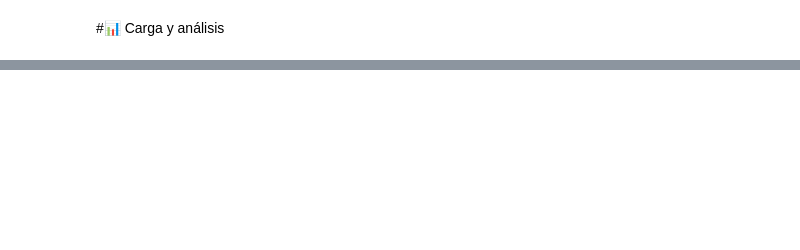
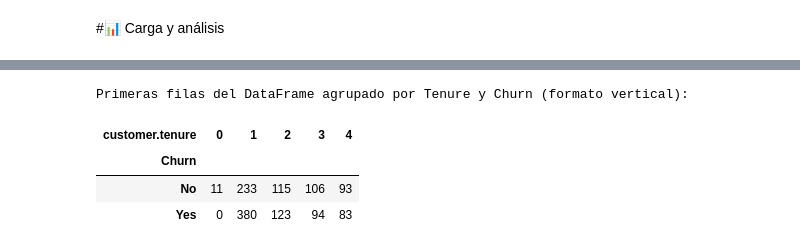
Before and after one commit to renzolea/Challenge-Telecom-X, a Jupyter notebook: TelecomX_LATAM.ipynb, the cells around one changed output, grey strips where cells are left out. Saved outputs shown, nothing was run; the diff lists cells and outputs as text; code cells hidden in the pictures; blank space fills up the shorter version.

```diff
--- a/TelecomX_LATAM.ipynb
+++ b/TelecomX_LATAM.ipynb
@@ -282,6 +293,16 @@ px.histogram (df_normalizado, x = 'customer.tenure', text_auto = True, color = '
 # %%
 # Agrupar por tenure y Churn
 df_grouped = df_normalizado.groupby(['customer.tenure', 'Churn']).size().unstack (fill_value=0)
+
+# Display the head of the grouped DataFrame (optional preview) in a vertical format
+print("\nPrimeras filas del DataFrame agrupado por Tenure y Churn (formato vertical):")
+display(df_grouped.head().T)
+# %% [output]
+Primeras filas del DataFrame agrupado por Tenure y Churn (formato vertical):
+| customer.tenure | 0 | 1 | 2 | 3 | 4 |
+| Churn |  |  |  |  |  |
+| No | 11 | 233 | 115 | 106 | 93 |
+| Yes | 0 | 380 | 123 | 94 | 83 |
 # %%
 # Calcular el % de churn por tenure
 df_grouped['churn_rate'] = (df_grouped.get('Yes', 0) / df_grouped.sum (axis=1)) * 100
```
Also changed, not shown: parts of 13 cells of this notebook.
